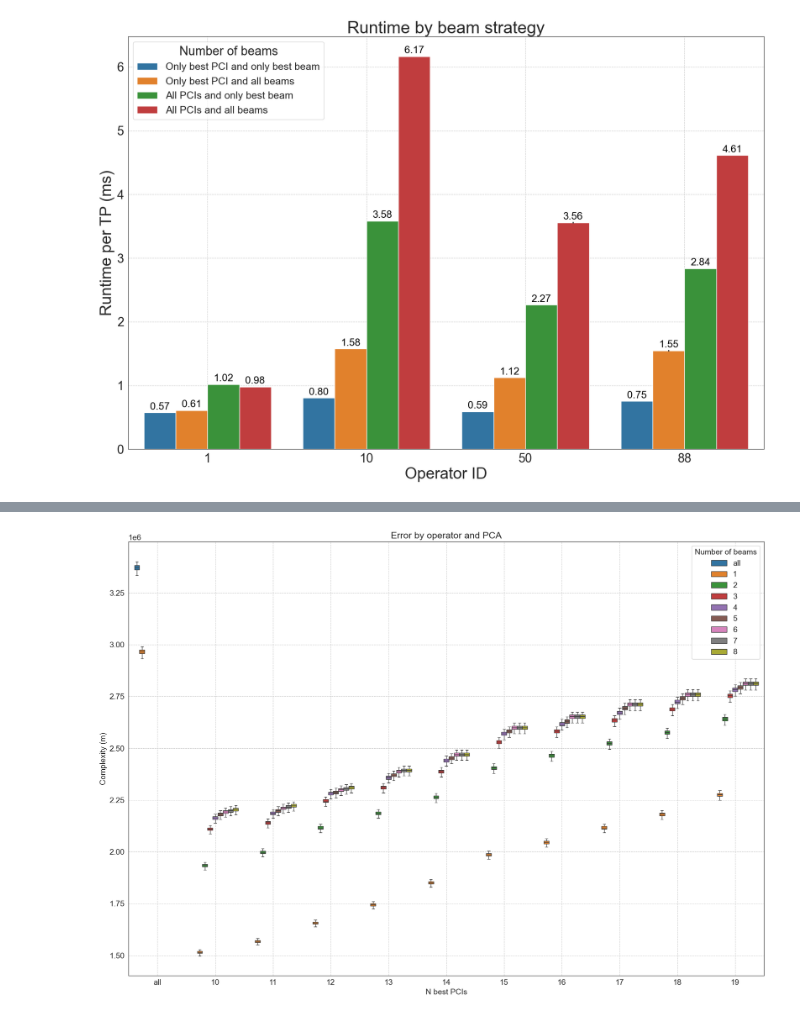
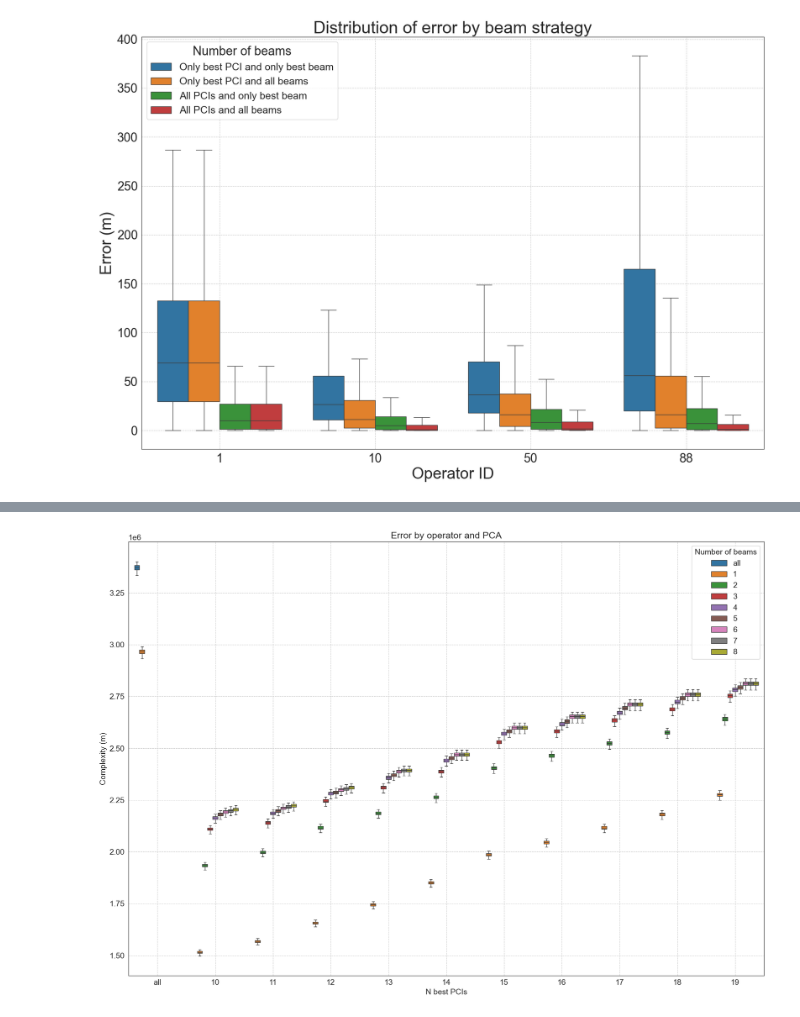
Before and after one commit to Andreas-Espelund/5G_localization, a Jupyter notebook: plotting/plot_beamforming.ipynb, the cells around one changed output, grey strips where cells are left out. Cells and saved outputs as stored; diff of their text form; code cells hidden in the pictures.

Commit message:
operator beamforming expieriment

```diff
--- a/plotting/plot_beamforming.ipynb
+++ b/plotting/plot_beamforming.ipynb
@@ -5,8 +5,8 @@ import os
 import numpy as np
 import pandas as pd
 
-#dir = '../large_files/new_beam_matching_experiment_1nrec'
-dir = '../data/results/experiments/new_beam_matching_experiment_15'
+dir = '../large_files/new_beam_matching_experiment_1nrec'
+#dir = '../data/results/experiments/new_beam_matching_experiment_15'
 
 data_df = pd.read_csv(os.path.join(dir, 'data.csv')).drop(columns=['Unnamed: 0'])
 
@@ -15,7 +15,9 @@ with open(os.path.join(dir, 'config.json')) as f:
 
 data_df['n_best_pcis'] = data_df['n_best_pcis'].apply(lambda x: 'all' if np.isnan(x) else f'{int(x)}')
 data_df['n_best_beams'] = data_df['n_best_beams'].apply(lambda x: 'all' if np.isnan(x) else f'{int(x)}')
-data_df['runtime'] = data_df['runtime'] * 1000 / 2500
+
+
+#data_df['runtime'] = data_df['runtime'] * 1000 / 2500
 
 
 def get_strat(row):
@@ -102,53 +219,67 @@ def plot_operator(
 ):
     plt.rcParams.update({"font.size": 22})
 
     hue_order = [
         'Only best PCI and only best beam',
         'Only best PCI and all beams',
         'All PCIs and only best beam',
         'All PCIs and all beams',
     ]
 
     plt.figure(figsize=(17, 12))
+
     sns.set_style("white")
-    bar_plot = sns.barplot(
-        data=df,
-        x='operator',
-        y=y,
-        hue='config',
-        hue_order=hue_order,
-    )
+
+    box = True
+    if box:
+        bar_plot = sns.boxplot(
+            data=df,
+            x='operator',
+            y=y,
+            hue='config',
+            hue_order=hue_order,
+            showfliers=False,
+        )
+
+
+    else:
+        bar_plot = sns.barplot(
+            data=df,
+            x='operator',
+            y=y,
+            hue='config',
+            hue_order=hue_order,
+        )
+        # Annotate each bar
+        for p in bar_plot.patches:
+            height = p.get_height()
+            if height != 0:  # Check if the height is not zero
+                bar_plot.annotate(f'{height:,.2f}',
+                                  (p.get_x() + p.get_width() / 2., height),
+                                  ha='center', va='center',
+                                  fontsize=18, color='black', xytext=(0, 10),
+                                  textcoords='offset points')
 
     # Format y-axis in thousands
     formatter = FuncFormatter(lambda x, _: f'{x / 1000:,.0f}k')
     #plt.gca().yaxis.set_major_formatter(formatter)
-
-    # Annotate each bar
-    for p in bar_plot.patches:
-        height = p.get_height()
-        if height != 0:  # Check if the height is not zero
-            bar_plot.annotate(f'{height:,.2f}',
-                              (p.get_x() + p.get_width() / 2., height),
-                              ha='center', va='center',
-                              fontsize=18, color='black', xytext=(0, 10),
-                              textcoords='offset points')
 
     # Add labels and title
     plt.xlabel(x_label, fontsize=28)
     plt.ylabel(y_label, fontsize=28)
     plt.title(title, fontsize=30)
 
     plt.legend(title='Number of beams', loc='upper left', fontsize=18)
     plt.grid(linestyle='--')
     plt.tight_layout()
     plt.show()
 
 
-#plot_operator(data_df, 'errors', 'Operator ID', 'Error (m)', 'Distribution of error by beam strategy')
+plot_operator(data_df, 'errors', 'Operator ID', 'Error (m)', 'Distribution of error by beam strategy')
 #plot_operator(data_df, 'complexity', 'Operator ID', 'Complexity', 'Complexity by beam strategy')
-plot_operator(data_df, 'runtime', 'Operator ID', 'Runtime per TP (ms)', 'Runtime by beam strategy')
+#plot_operator(data_df, 'runtime', 'Operator ID', 'Runtime per TP (ms)', 'Runtime by beam strategy')
 # %% [output]
-[figure, old version]
+[figure, new version]
 # %%
 import matplotlib.pyplot as plt
 import seaborn as sns
```
Also changed, not shown: parts of 7 cells of this notebook, 5 other files.
